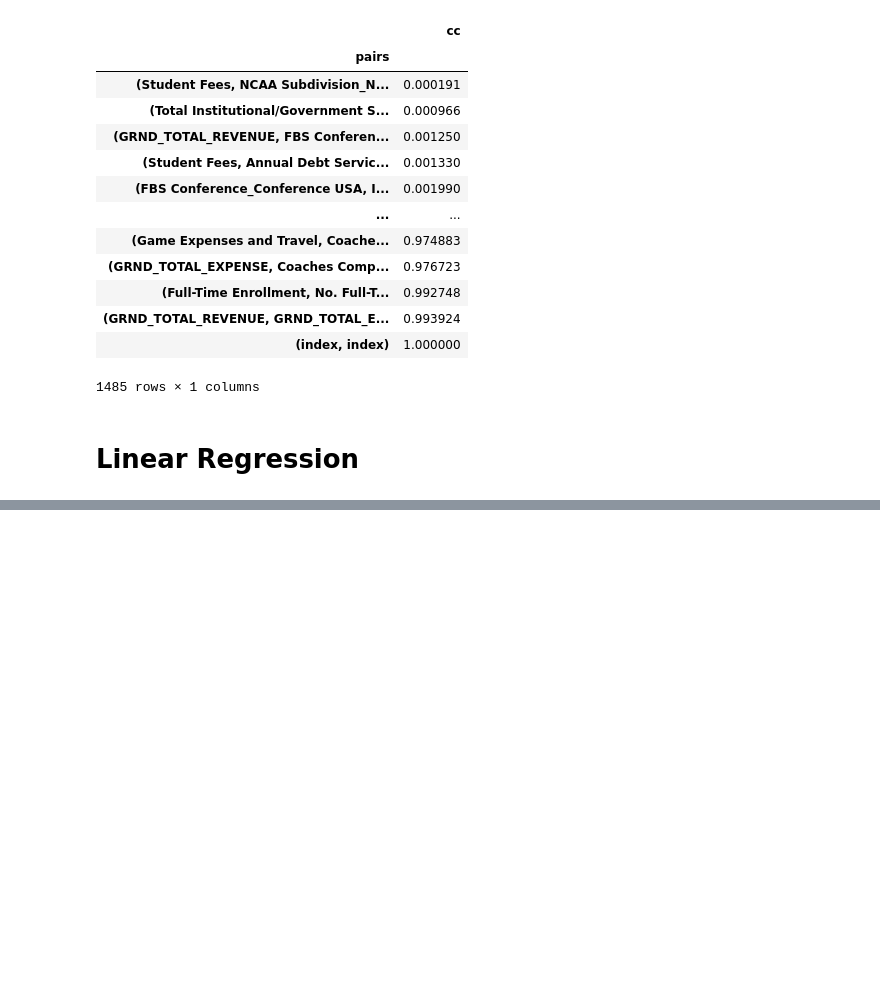
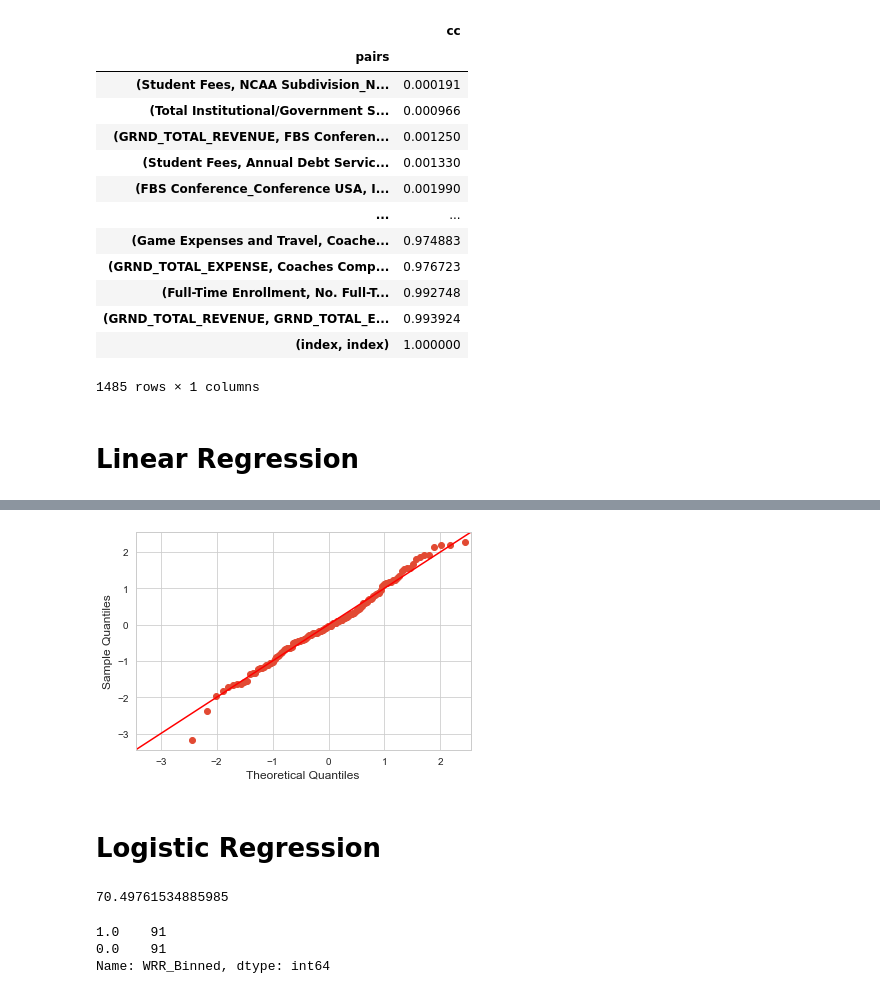
Before and after one commit to Shoemaker703/college_retention, a Jupyter notebook: EDA Notebook.ipynb, the cells around one changed output, grey strips where cells are left out. Drawn from its saved outputs; the diff is of its cells as text; code cells hidden in the pictures; blank space fills up the shorter version.

```diff
--- a/EDA Notebook.ipynb
+++ b/EDA Notebook.ipynb
@@ -1065,0 +1068,6 @@ df_stacked.sort_values(by = 'cc')
+# %%
+from sklearn.linear_model import LinearRegression
+lr1 = LinearRegression()
+lr1.fit(X_train, y_train)
+train_preds1 = lr1.predict(X_train)
+test_preds1 = lr1.predict(X_test)
@@ -1065,0 +1083,5 @@ df_stacked.sort_values(by = 'cc')
+# %%
+lr2 = LinearRegression()
+lr2.fit(X_train_scaled, y_train)
+train_preds2 = lr2.predict(X_train_scaled)
+test_preds2 = lr2.predict(X_test_scaled)
@@ -1065,0 +1113,6 @@ df_stacked.sort_values(by = 'cc')
+# %%
+y_log_train = np.log(y_train)
+y_log_test = np.log(y_test)
+# %%
+model1b = sm.OLS(y_log_train, sm.add_constant(X_train['Ratio of Athletic Spending vs. Academic Spending'])).fit()
+model1b.summary()
@@ -1065,0 +1139,13 @@ df_stacked.sort_values(by = 'cc')
+# %%
+# Residuals do not appear to have any significant deviations, so the normalization for this model appears to be okay.
+residuals = model1b.resid
+fig = sm.graphics.qqplot(residuals, dist=stats.norm, line = '45', fit = 'True')
+fig.show()
+# %% [output]
+[figure, added]
+# %% [markdown]
+# Logistic Regression
+# %%
+df_full['Weighted_Retention_Rate'].median()
+# %% [output]
+70.49761534885985
@@ -1065,0 +1157,6 @@ df_stacked.sort_values(by = 'cc')
+# %%
+df_binned['WRR_Binned'].value_counts()
+# %% [output]
+1.0    91
+0.0    91
+Name: WRR_Binned, dtype: int64
```
Also changed, not shown: parts of 54 cells of this notebook.
